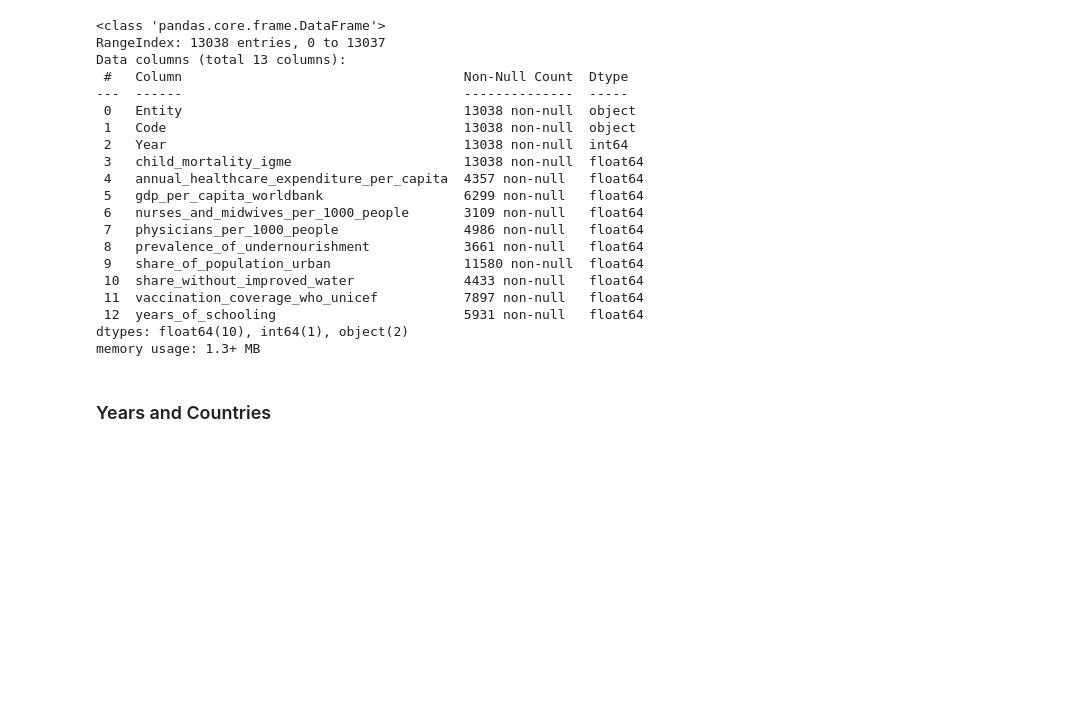
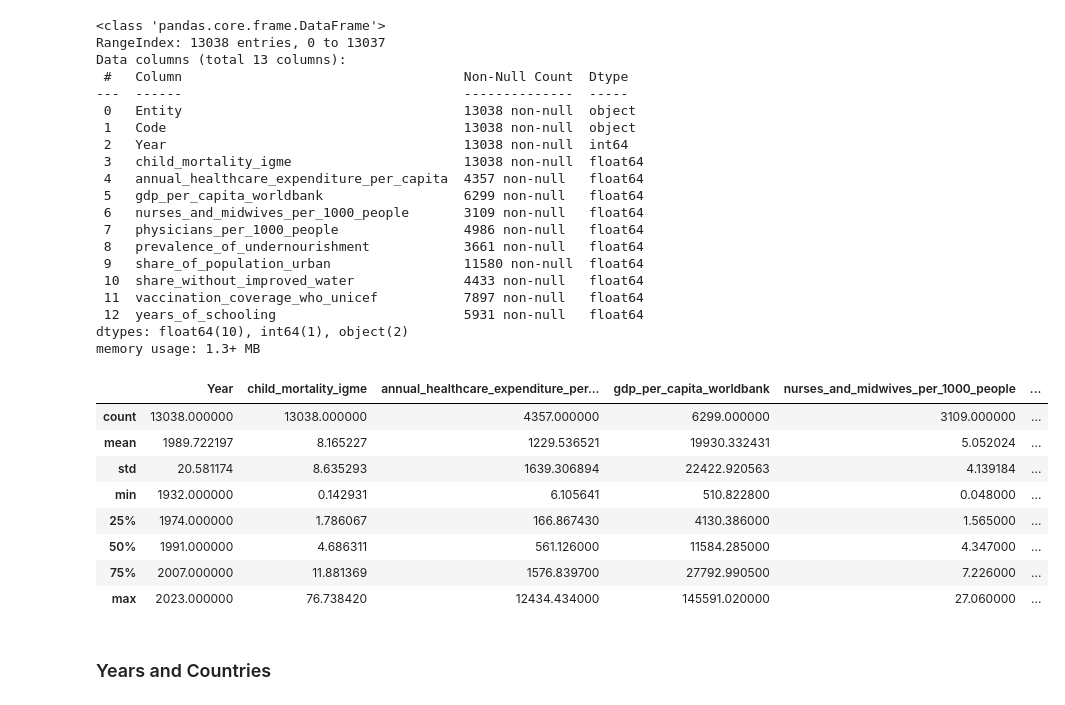
Before and after one commit to HamzahFayad/master_thesis_child_mortality, a Jupyter notebook: 01_notebooks/0_data_raw_analysis.ipynb, the cells around one changed output. Saved outputs shown, nothing was run; the diff lists cells and outputs as text; code cells hidden in the pictures; blank space fills up the shorter version.

```diff
--- a/01_notebooks/0_data_raw_analysis.ipynb
+++ b/01_notebooks/0_data_raw_analysis.ipynb
@@ -35,6 +35,18 @@ Data columns (total 13 columns):
  12  years_of_schooling                        5931 non-null   float64
 dtypes: float64(10), int64(1), object(2)
 memory usage: 1.3+ MB
+# %%
+raw_df.describe()
+# %% [output]
+|  | Year | child_mortality_igme | annual_healthcare_expenditure_per... | gdp_per_capita_worldbank | nurses_and_midwives_per_1000_people | ... |
+| count | 13038.000000 | 13038.000000 | 4357.000000 | 6299.000000 | 3109.000000 | ... |
+| mean | 1989.722197 | 8.165227 | 1229.536521 | 19930.332431 | 5.052024 | ... |
+| std | 20.581174 | 8.635293 | 1639.306894 | 22422.920563 | 4.139184 | ... |
+| min | 1932.000000 | 0.142931 | 6.105641 | 510.822800 | 0.048000 | ... |
+| 25% | 1974.000000 | 1.786067 | 166.867430 | 4130.386000 | 1.565000 | ... |
+| 50% | 1991.000000 | 4.686311 | 561.126000 | 11584.285000 | 4.347000 | ... |
+| 75% | 2007.000000 | 11.881369 | 1576.839700 | 27792.990500 | 7.226000 | ... |
+| max | 2023.000000 | 76.738420 | 12434.434000 | 145591.020000 | 27.060000 | ... |
 # %% [markdown]
 ### Years and Countries
 # %%
```
Also changed, not shown: parts of 2 cells of this notebook.
